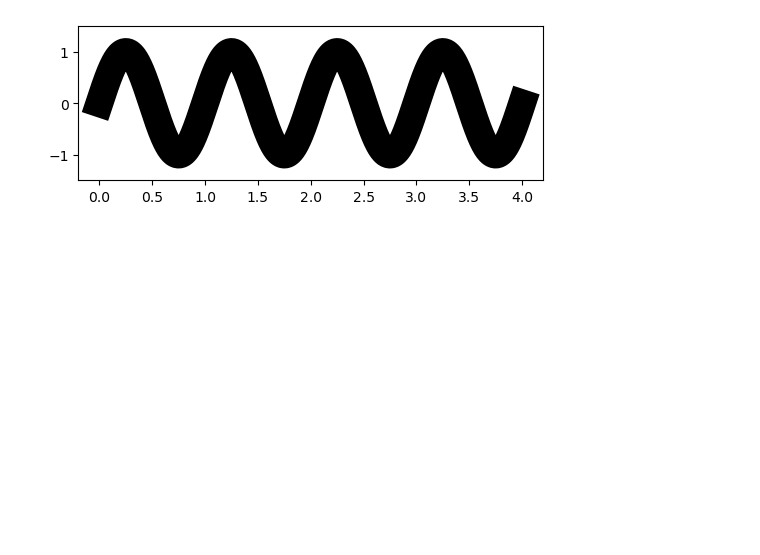
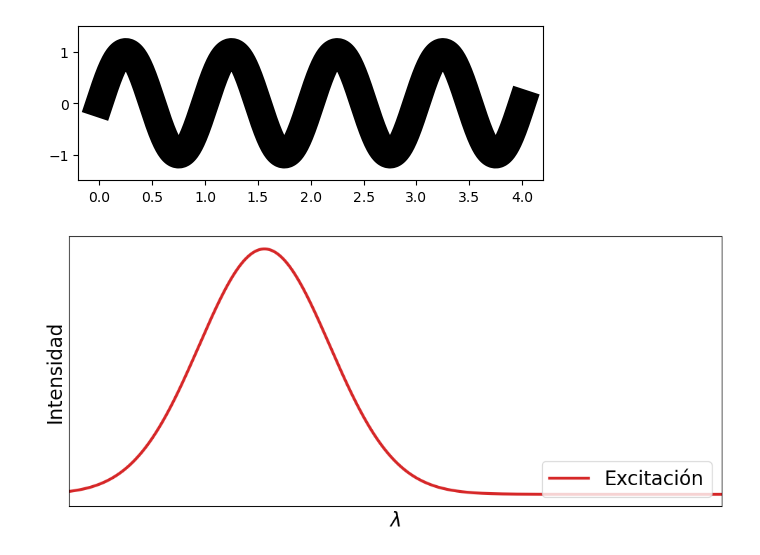
Before and after one commit to tdinapoli/tesis-licenciatura-escrito, a Jupyter notebook: images/helpers/images.ipynb, the cells around one changed output. Cells and saved outputs as stored; diff of their text form; code cells hidden in the pictures; blank space fills up the shorter version.

```diff
--- a/images/helpers/images.ipynb
+++ b/images/helpers/images.ipynb
@@ -13,3 +13,30 @@ plt.savefig("foton.svg", dpi=300)
 plt.show()
 # %% [output]
 [figure]
+# %%
+import scipy.stats as ss
+
+lambdas = np.linspace(0, 10, 1000)
+excitacion = ss.norm(loc=3, scale=1).pdf(lambdas)
+emision = ss.norm(loc=7, scale=1).pdf(lambdas)
+excit2 = 0 #ss.norm(loc=1.5, scale=0.5).pdf(lambdas) / 4
+excitacion = excitacion + excit2
+emision = emision / np.max(emision)
+excitacion = excitacion / np.max(excitacion)
+
+plt.figure(figsize=(12, 5))
+plt.plot(lambdas, excitacion, linewidth=3, label="Excitación",
+         color="C3")
+#plt.plot(lambdas, emision, linewidth=3, label="Emisión",
+         #color="C0")
+
+plt.xlim([0, 10])
+plt.xticks([])
+plt.yticks([])
+plt.ylabel("Intensidad", fontsize=20)
+plt.xlabel("$\lambda$", fontsize=20)
+plt.legend(fontsize=20, loc='lower right')
+plt.savefig('spec_excit.png', dpi=300)
+plt.show()
+# %% [output]
+[figure, added]
```
Also changed, not shown: 7 other files.
